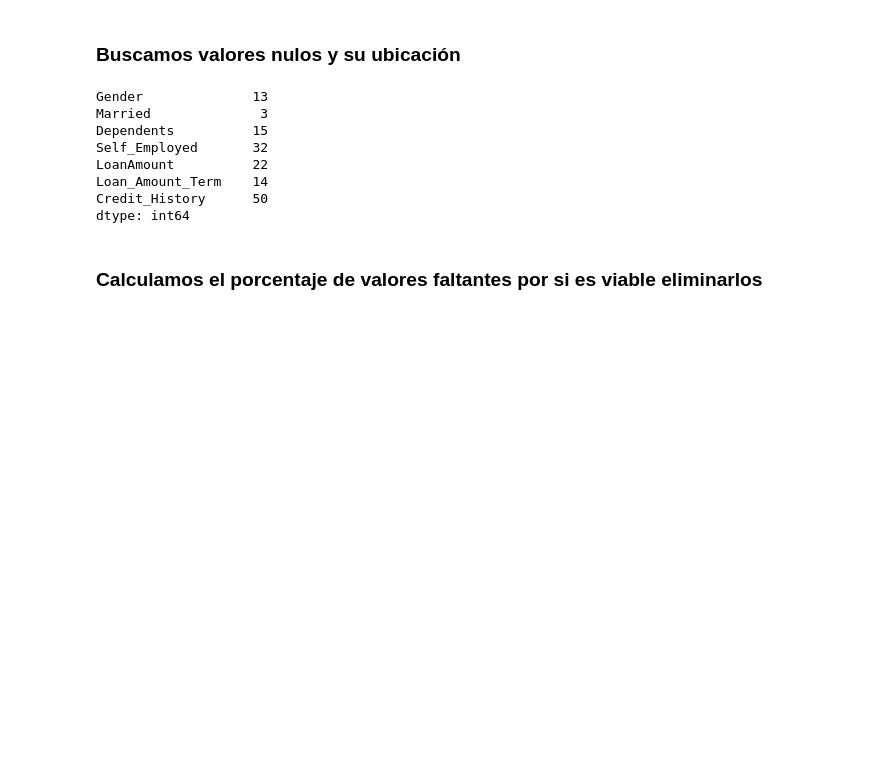
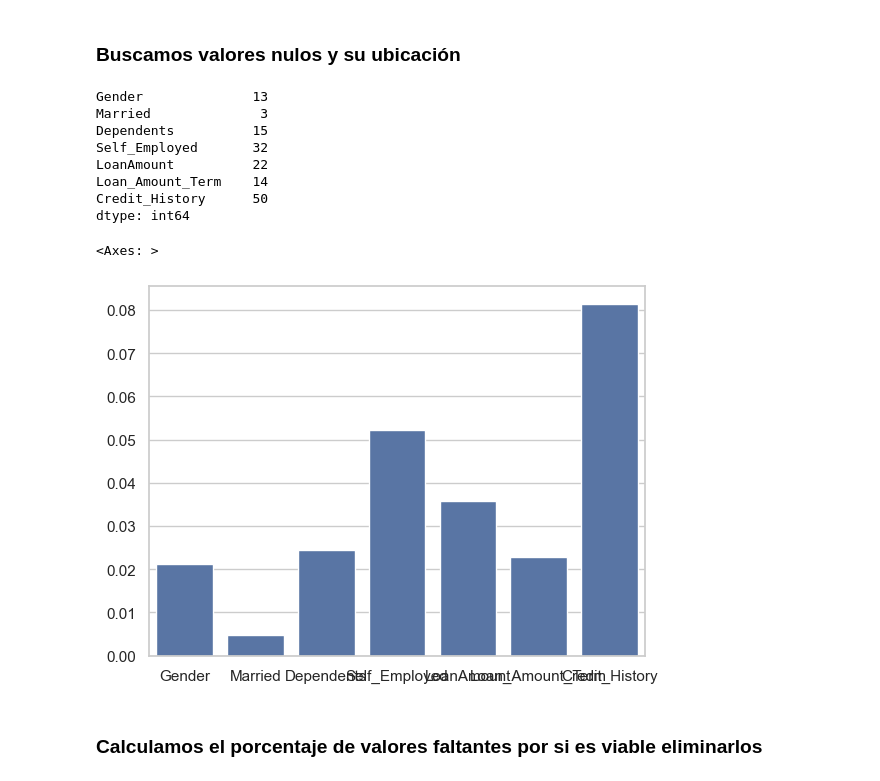
Before and after one commit to joferte84/Loan_predict, a Jupyter notebook: Loan predict.ipynb, the cells around one changed output. Drawn from its saved outputs; the diff is of its cells as text; code cells hidden in the pictures; blank space fills up the shorter version.

```diff
--- a/Loan predict.ipynb
+++ b/Loan predict.ipynb
@@ -106,6 +106,11 @@ LoanAmount          22
 Loan_Amount_Term    14
 Credit_History      50
 dtype: int64
+# %%
+sns.barplot(data.drop(data.dropna(axis=1).columns, axis=1).isna().mean())
+# %% [output]
+<Axes: >
+[figure, added]
 # %% [markdown]
 ### Calculamos el porcentaje de valores faltantes por si es viable eliminarlos
 # %%
```
Also changed, not shown: parts of 3 cells of this notebook.
